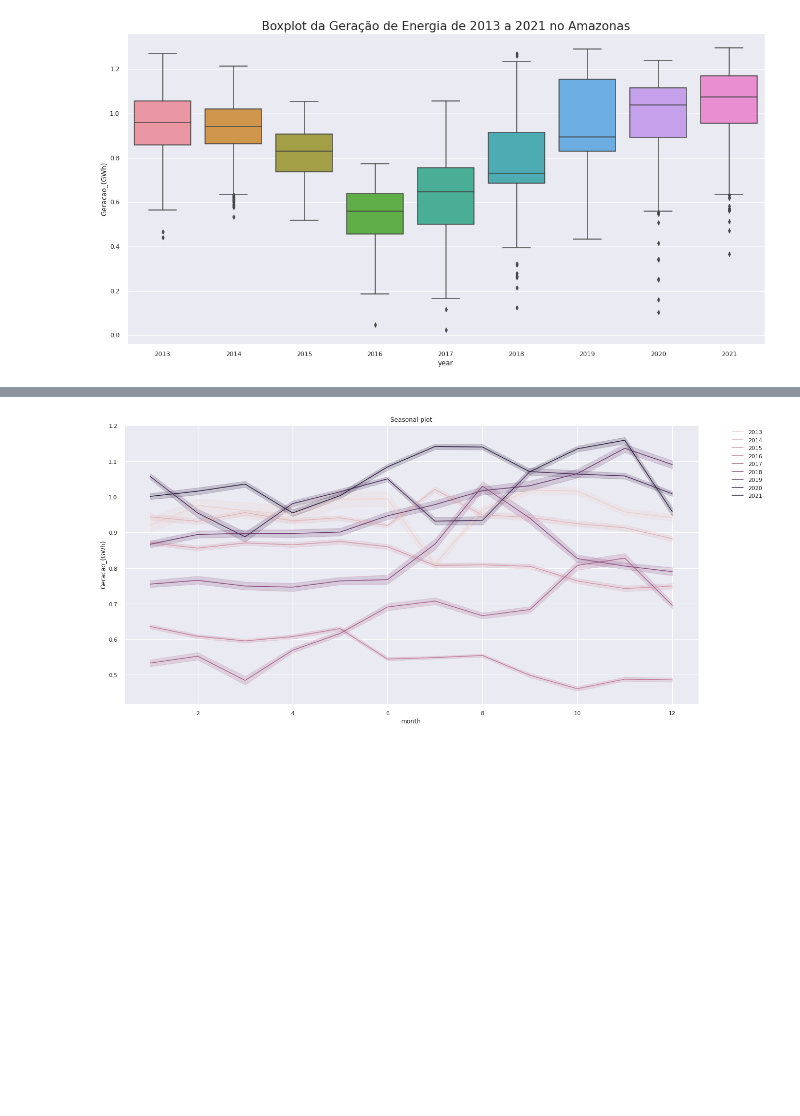
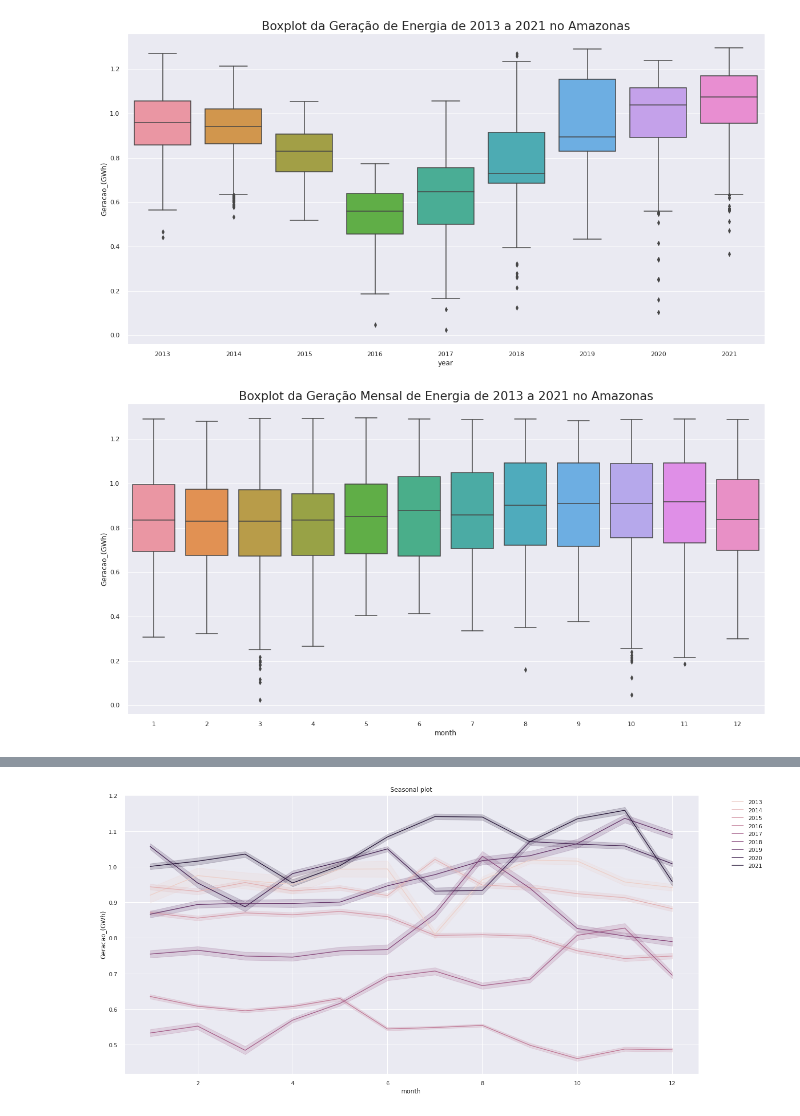
Before and after one commit to Leonardorochagit/Geracao_Energia, a Jupyter notebook: Previsao_GeracaoEnergia_AM.ipynb, the cells around one changed output, grey strips where cells are left out. Cells and saved outputs as stored; diff of their text form; code cells hidden in the pictures; blank space fills up the shorter version.

```diff
--- a/Previsao_GeracaoEnergia_AM.ipynb
+++ b/Previsao_GeracaoEnergia_AM.ipynb
@@ -371,3 +374,12 @@ sns.boxplot(x='year', y='Geracao_(GWh)', data=df)
 plt.show()
 # %% [output]
 [figure]
+# %%
+plt.figure(figsize=(20,10))
+plt.title("Boxplot da Geração Mensal de Energia de 2013 a 2021 no Amazonas", loc="center", fontsize=21)
+plt.xlabel("Tipos de Flores")
+plt.ylabel("Comprimento das sépalas")
+sns.boxplot(x='month', y='Geracao_(GWh)', data=df)
+plt.show()
+# %% [output]
+[figure, added]
```
Also changed, not shown: parts of 31 cells of this notebook.
